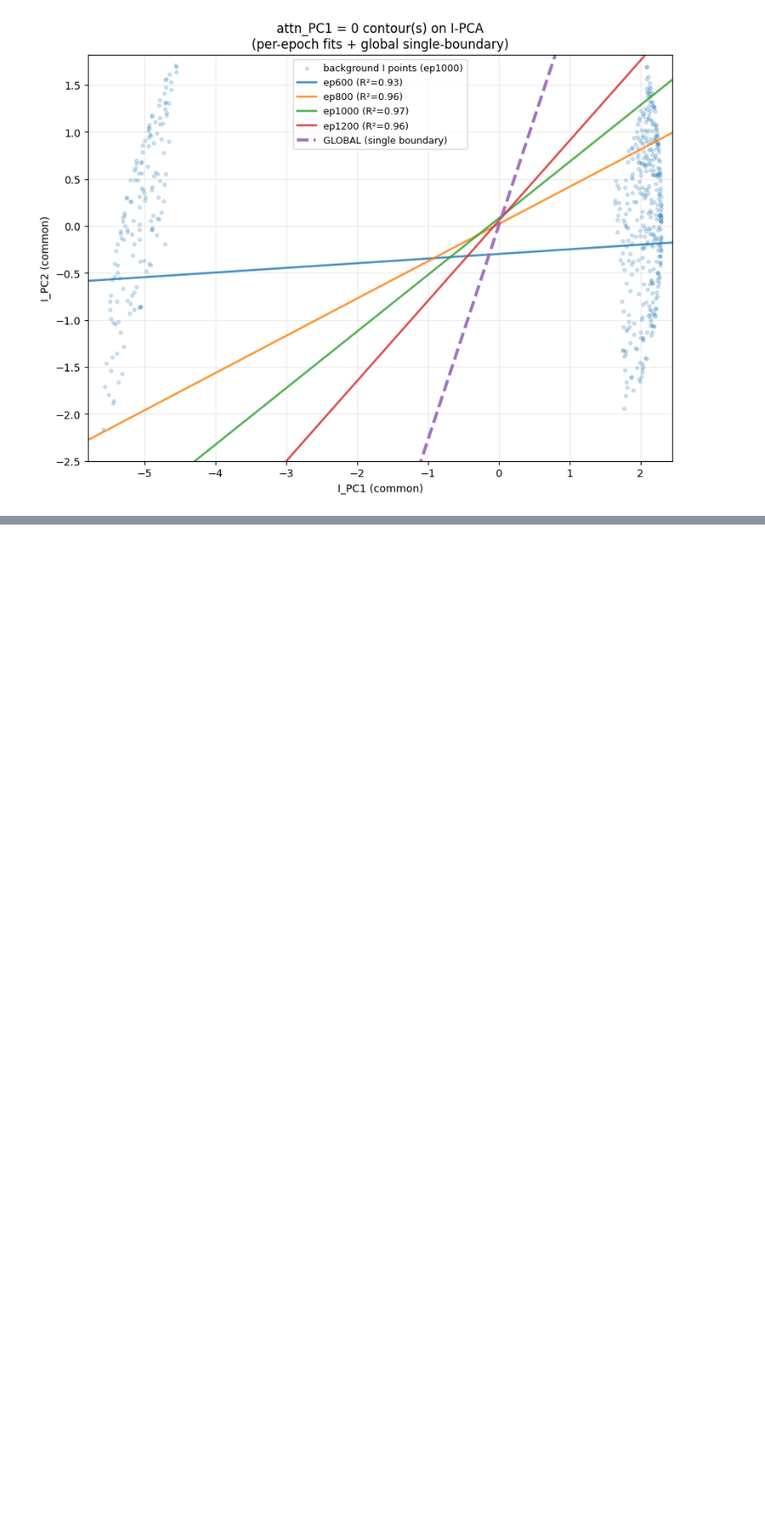
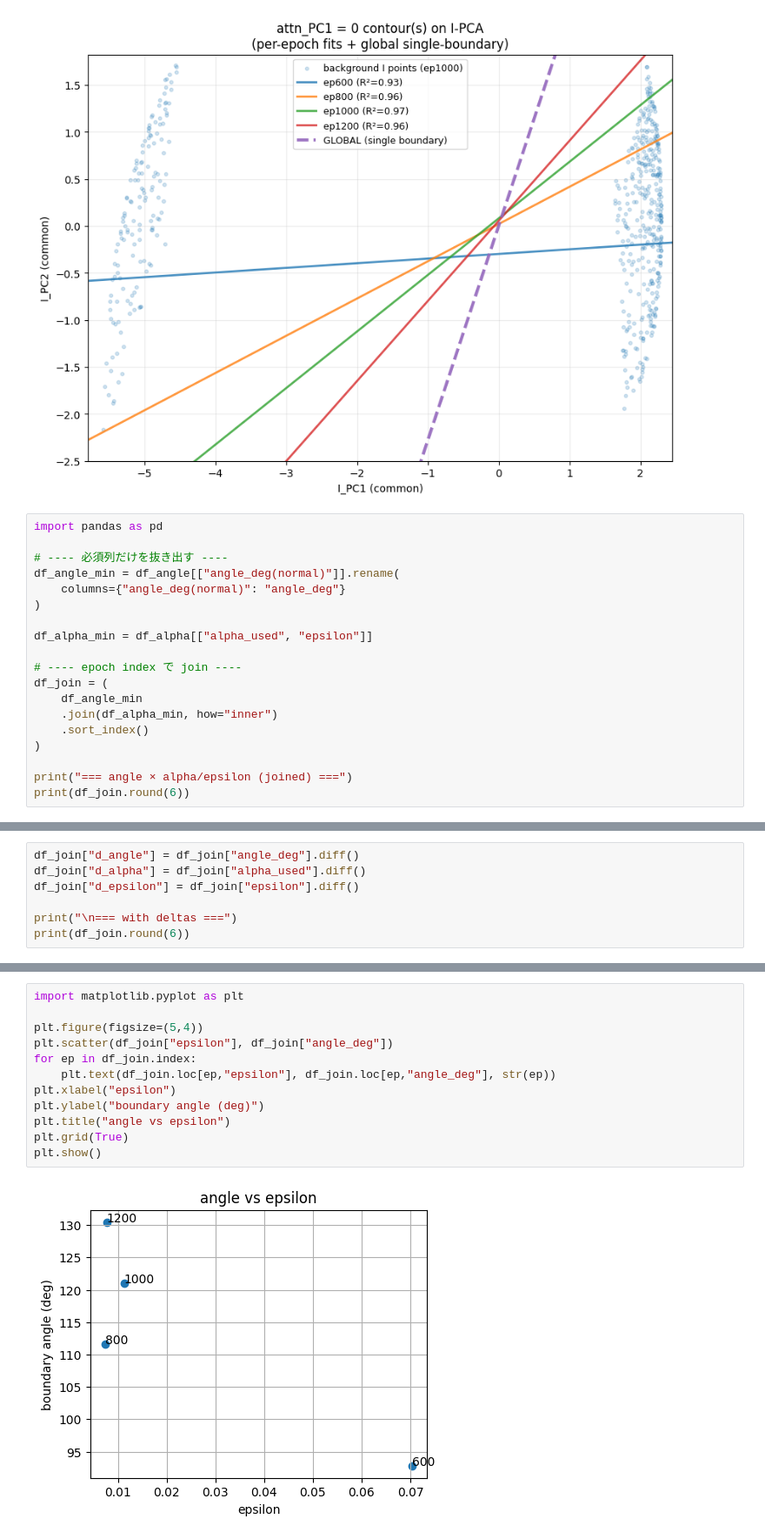
Before and after one commit to kosukeya/e-functor, a Jupyter notebook: src/e_functor.ipynb, the cells around one changed output, grey strips where cells are left out. Shown at 87% size. Cells and saved outputs as stored; diff of their text form; blank space fills up the shorter version.

```diff
--- a/src/e_functor.ipynb
+++ b/src/e_functor.ipynb
@@ -5403,3 +5403,22 @@ plt.show()
 | 1000 | 0.970725 | 0.672354 | 0.298372 |
 | 1200 | 0.959554 | 0.688602 | 0.270952 |
 [figure]
+# %%
+import pandas as pd
+
+# ---- 必須列だけを抜き出す ----
+df_angle_min = df_angle[["angle_deg(normal)"]].rename(
+    columns={"angle_deg(normal)": "angle_deg"}
+)
+
+df_alpha_min = df_alpha[["alpha_used", "epsilon"]]
+
+# ---- epoch index で join ----
+df_join = (
+    df_angle_min
+    .join(df_alpha_min, how="inner")
+    .sort_index()
+)
+
+print("=== angle × alpha/epsilon (joined) ===")
+print(df_join.round(6))
@@ -5405,0 +5445,7 @@ plt.show()
+# %%
+df_join["d_angle"] = df_join["angle_deg"].diff()
+df_join["d_alpha"] = df_join["alpha_used"].diff()
+df_join["d_epsilon"] = df_join["epsilon"].diff()
+
+print("\n=== with deltas ===")
+print(df_join.round(6))
@@ -5405,0 +5495,14 @@ plt.show()
+# %%
+import matplotlib.pyplot as plt
+
+plt.figure(figsize=(5,4))
+plt.scatter(df_join["epsilon"], df_join["angle_deg"])
+for ep in df_join.index:
+    plt.text(df_join.loc[ep,"epsilon"], df_join.loc[ep,"angle_deg"], str(ep))
+plt.xlabel("epsilon")
+plt.ylabel("boundary angle (deg)")
+plt.title("angle vs epsilon")
+plt.grid(True)
+plt.show()
+# %% [output]
+[figure, added]
```
Also changed, not shown: parts of 5 cells of this notebook.
